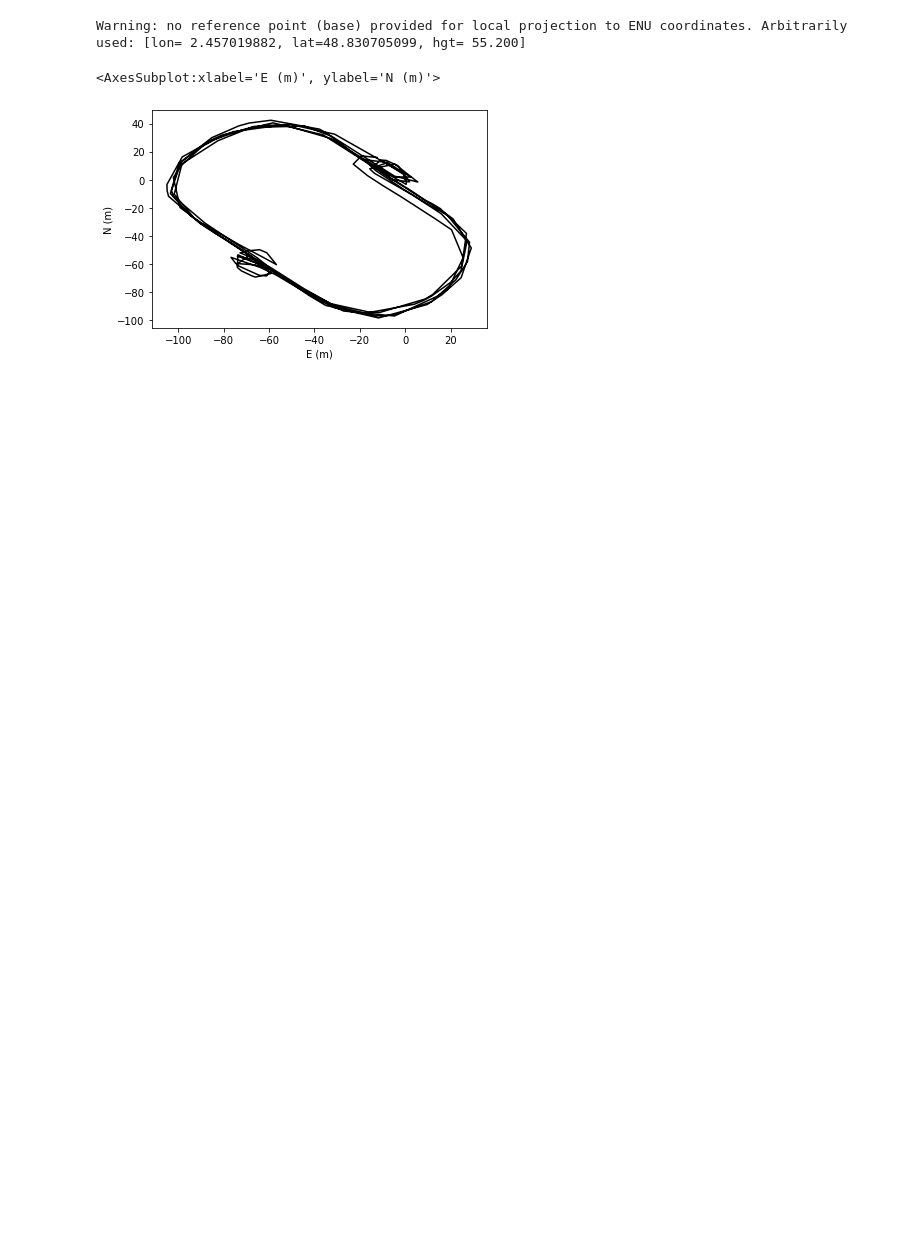
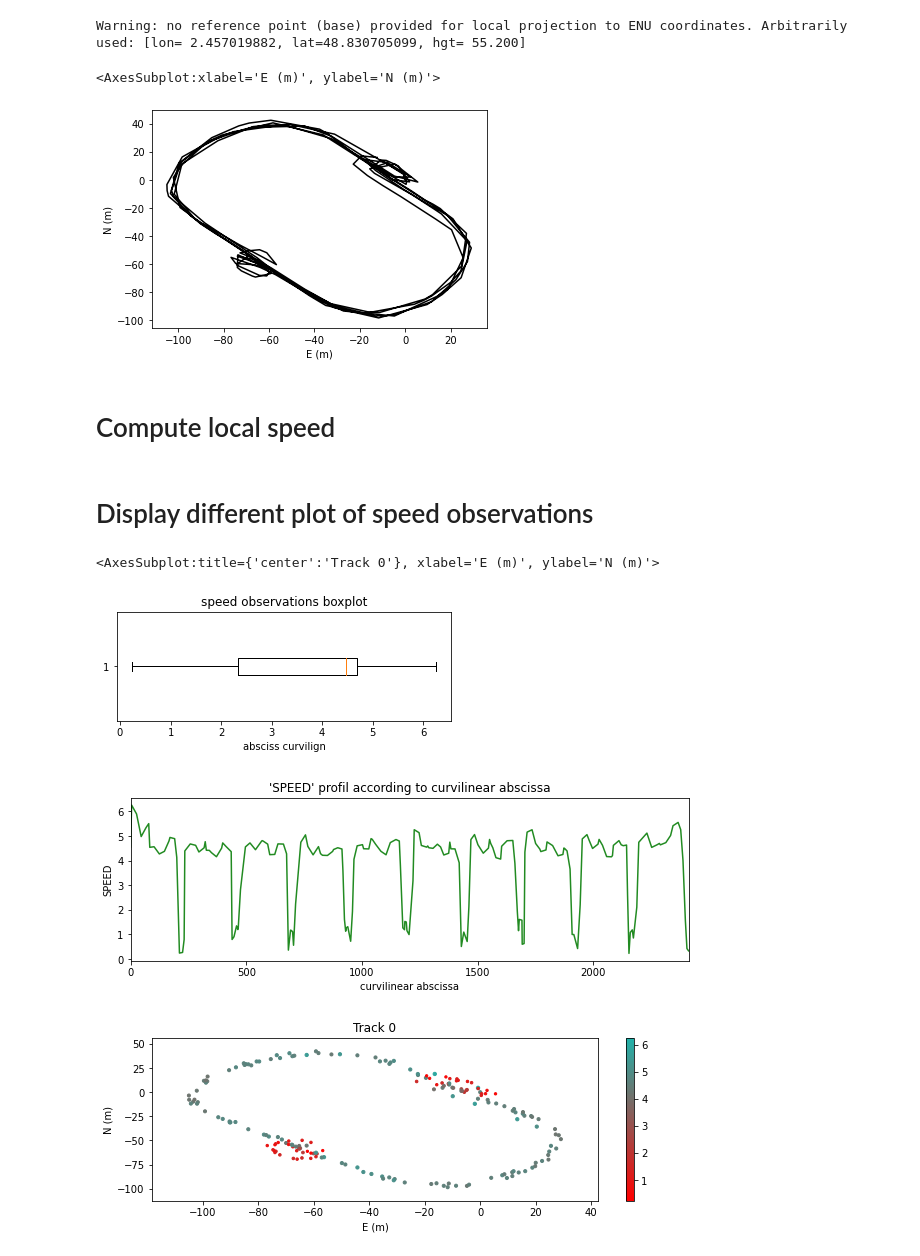
Before and after one commit to umrlastig/tracklib, a Jupyter notebook: doc/source/notebook/Quickstart.ipynb, the cells around one changed output. Saved outputs shown, nothing was run; the diff lists cells and outputs as text; code cells hidden in the pictures; blank space fills up the shorter version.

```diff
--- a/doc/source/notebook/Quickstart.ipynb
+++ b/doc/source/notebook/Quickstart.ipynb
@@ -43,3 +43,5 @@ trace.plot()
 Warning: no reference point (base) provided for local projection to ENU coordinates. Arbitrarily used: [lon= 2.457019882, lat=48.830705099, hgt= 55.200]
 <AxesSubplot:xlabel='E (m)', ylabel='N (m)'>
 [figure]
+# %% [markdown]
+# Compute local speed
@@ -45,0 +51,14 @@ Warning: no reference point (base) provided for local projection to ENU coordina
+# %% [markdown]
+# Display different plot of speed observations
+# %%
+from tracklib.core.Plot import Plot
+
+plot = Plot(trace)
+plot.plotAnalyticalFeature('speed', 'BOXPLOT')
+plot.plotProfil('SPATIAL_SPEED_PROFIL')
+plot.plot('POINT', 'speed')
+# %% [output]
+<AxesSubplot:title={'center':'Track 0'}, xlabel='E (m)', ylabel='N (m)'>
+[figure, added]
+[figure, added]
+[figure, added]
```
Also changed, not shown: parts of 12 cells of this notebook.
